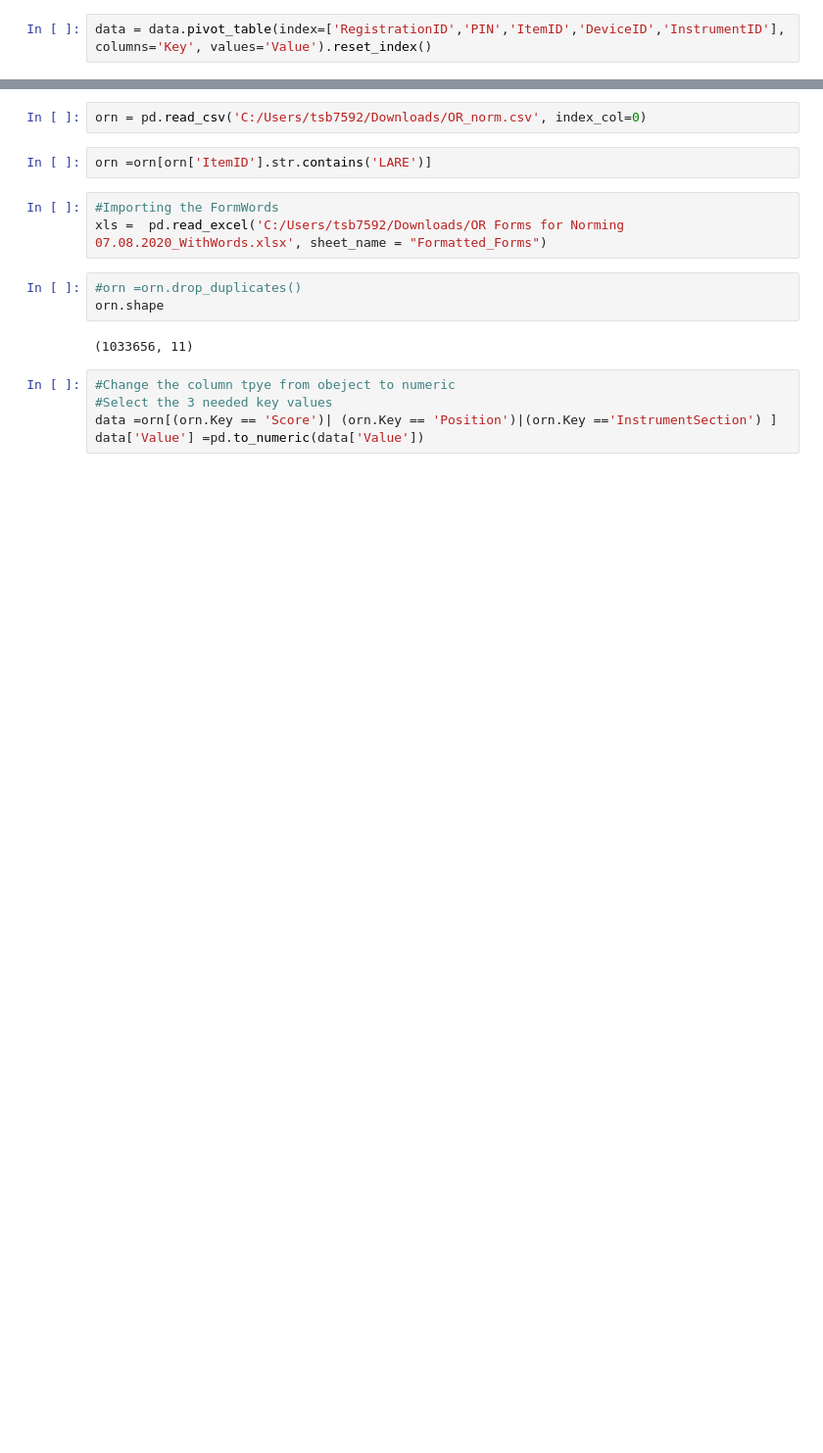
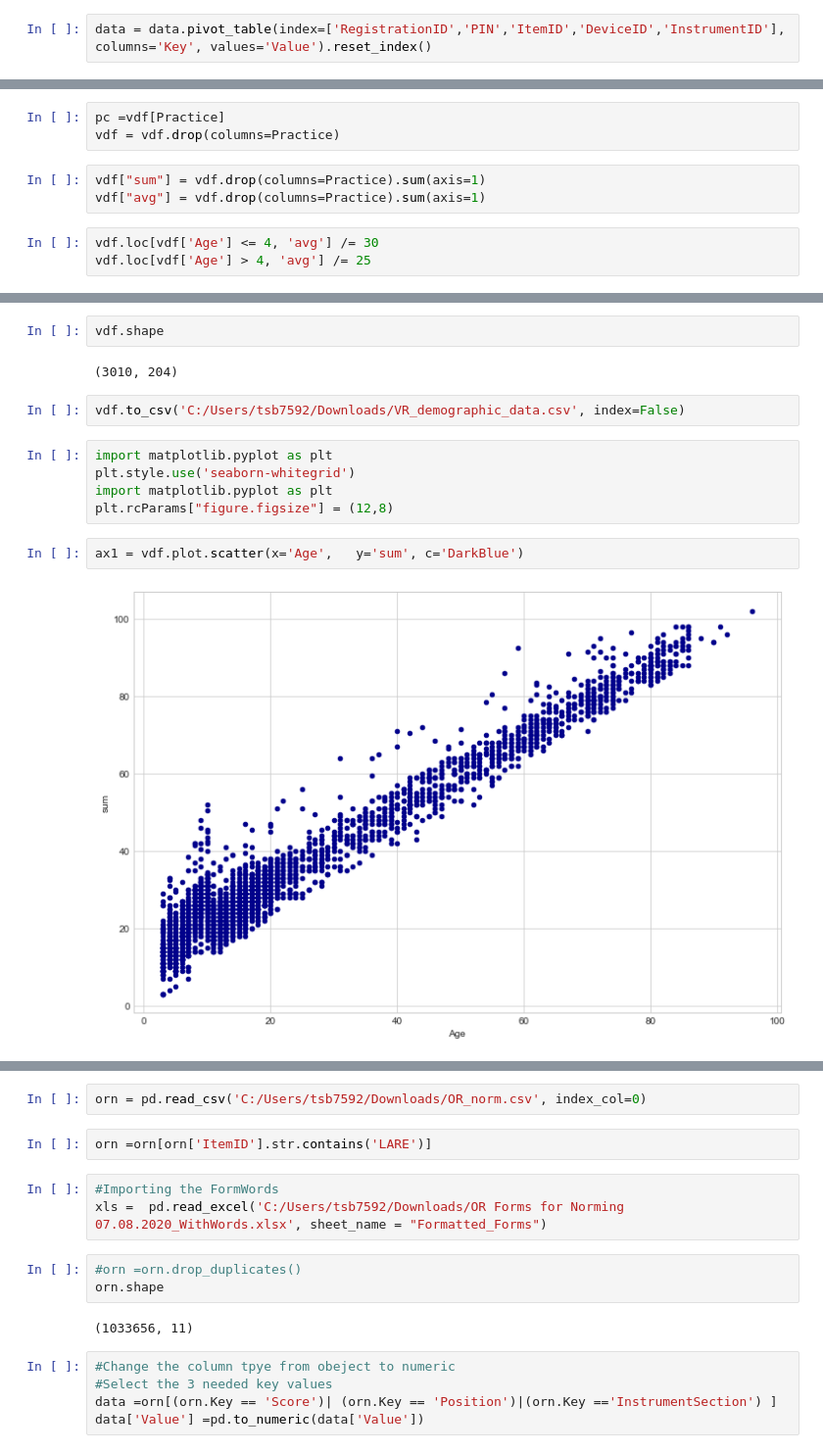
Before and after one commit to tianchu-shu/NWMSS, a Jupyter notebook: NIHTB_Norming/OR_norm.ipynb, the cells around one changed output, grey strips where cells are left out. Shown at 98% size. Cells and saved outputs as stored; diff of their text form; blank space fills up the shorter version.

```diff
--- a/NIHTB_Norming/OR_norm.ipynb
+++ b/NIHTB_Norming/OR_norm.ipynb
@@ -45,0 +75,9 @@ df =pd.merge(data, reg, on=['PIN'])
+# %%
+pc =vdf[Practice]
+vdf = vdf.drop(columns=Practice)
+# %%
+vdf["sum"] = vdf.drop(columns=Practice).sum(axis=1)
+vdf["avg"] = vdf.drop(columns=Practice).sum(axis=1)
+# %%
+vdf.loc[vdf['Age'] <= 4, 'avg'] /= 30
+vdf.loc[vdf['Age'] > 4, 'avg'] /= 25
@@ -45,0 +94,15 @@ df =pd.merge(data, reg, on=['PIN'])
+# %%
+vdf.shape
+# %% [output]
+(3010, 204)
+# %%
+vdf.to_csv('C:/Users/tsb7592/Downloads/VR_demographic_data.csv', index=False)
+# %%
+import matplotlib.pyplot as plt
+plt.style.use('seaborn-whitegrid')
+import matplotlib.pyplot as plt
+plt.rcParams["figure.figsize"] = (12,8)
+# %%
+ax1 = vdf.plot.scatter(x='Age',   y='sum', c='DarkBlue')
+# %% [output]
+[figure, added]
```
Also changed, not shown: parts of 11 cells of this notebook.
